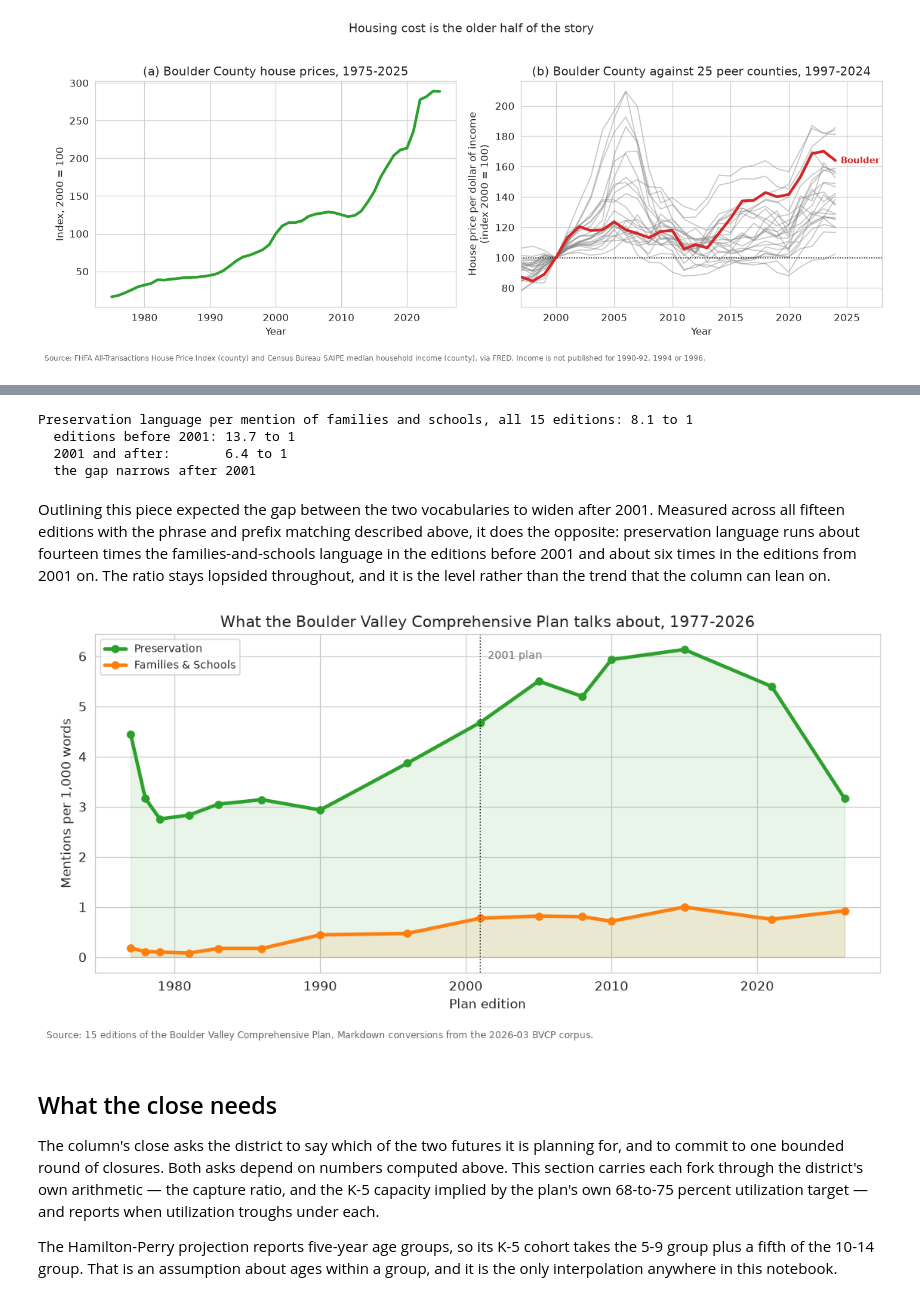
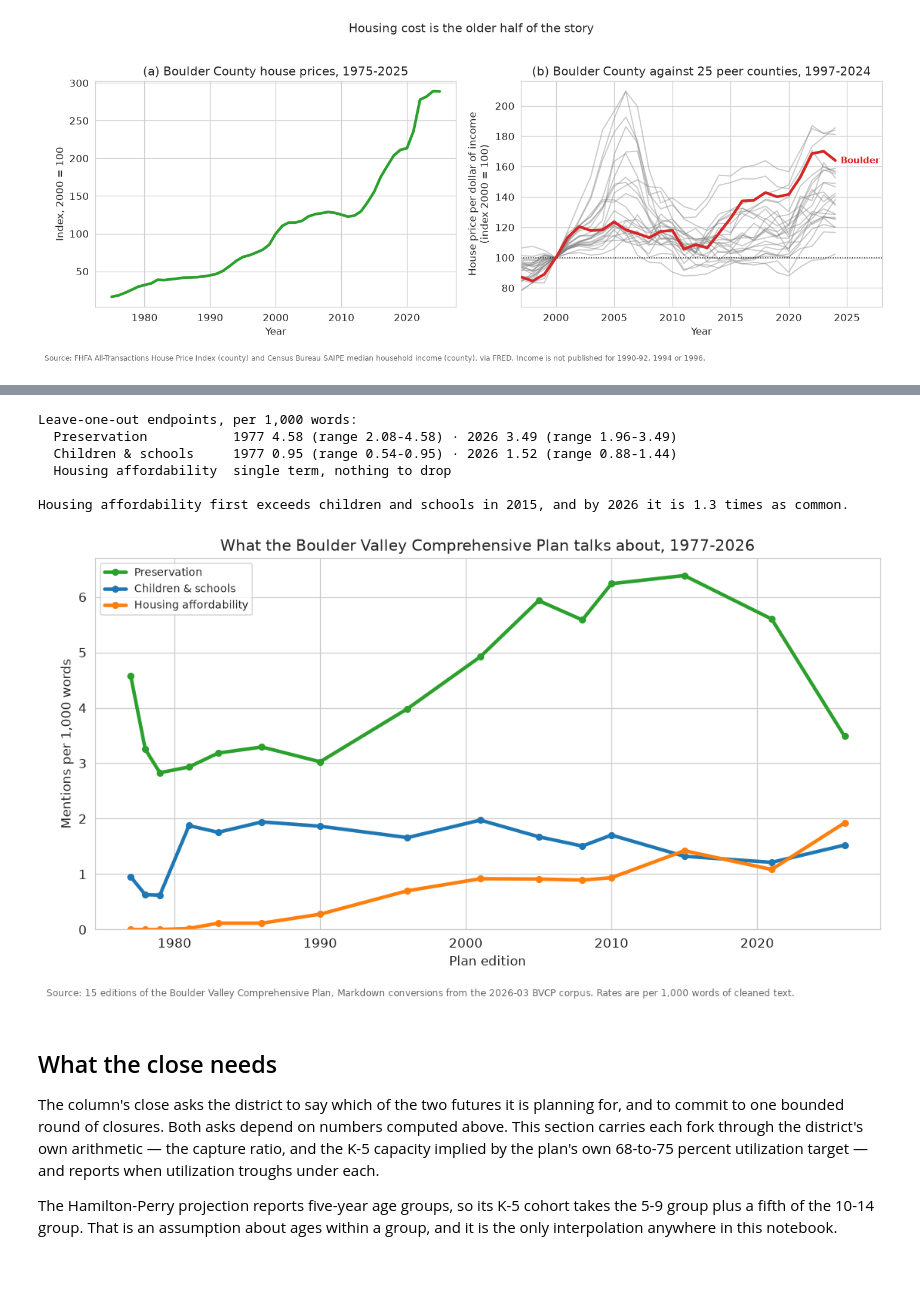
Before and after one commit to brianckeegan/charting-boulder, a Jupyter notebook: 2026-09-bvsd/BVSD.ipynb, the cells around one changed output, grey strips where cells are left out. Cells and saved outputs as stored; diff of their text form; code cells hidden in the pictures; blank space fills up the shorter version.

```diff
--- a/2026-09-bvsd/BVSD.ipynb
+++ b/2026-09-bvsd/BVSD.ipynb
@@ -1075,47 +1082,57 @@ family_rates_df.pivot(index='year', columns='family', values='rate_per_1k').roun
-# %%
-# The ratio the column cites, overall and split at the 2001 plan
-preservation_by_year = family_rates_df.query('family == "Preservation"').set_index('year')
-families_by_year = family_rates_df.query('family == "Families & Schools"').set_index('year')
-
-ratio_overall = preservation_hits / family_hits
-c0 = preservation_by_year.index < 2001
-ratio_pre_2001 = preservation_by_year.loc[c0, 'raw_count'].sum() / families_by_year.loc[c0, 'raw_count'].sum()
-ratio_post_2001 = preservation_by_year.loc[~c0, 'raw_count'].sum() / families_by_year.loc[~c0, 'raw_count'].sum()
-ratio_widens = ratio_post_2001 > ratio_pre_2001
-
-print(f'Preservation language per mention of families and schools, all 15 editions: {ratio_overall:.1f} to 1')
-print(f'  editions before 2001: {ratio_pre_2001:.1f} to 1')
-print(f'  2001 and after:       {ratio_post_2001:.1f} to 1')
-print(f'  the gap {"widens" if ratio_widens else "narrows"} after 2001')
-# %% [output]
-Preservation language per mention of families and schools, all 15 editions: 8.1 to 1
-  editions before 2001: 13.7 to 1
-  2001 and after:       6.4 to 1
-  the gap narrows after 2001
-# %% [markdown]
-Outlining this piece expected the gap between the two vocabularies to widen after 2001. Measured
-across all fifteen editions with the phrase and prefix matching described above, it does the
-opposite: preservation language runs about fourteen times the families-and-schools language in the
-editions before 2001 and about six times in the editions from 2001 on. The ratio stays lopsided
-throughout, and it is the level rather than the trend that the column can lean on.
+# %%
+# Robustness: drop each term in turn and see where the endpoints move. A finding that depends
+# on one word is a finding about the word list.
+print('Leave-one-out endpoints, per 1,000 words:')
+for family, terms in KEYWORD_FAMILIES.items():
+    if len(terms) < 2:
+        print(f'  {family:22s} single term, nothing to drop')
+        continue
+    first, last = [], []
+    for term in terms:
+        kept = [t for t in terms if t != term]
+        subset = compute_family_rates(corpus, {family: kept})
+        first.append(subset['rate_per_1k'].iloc[0]); last.append(subset['rate_per_1k'].iloc[-1])
+    full = vocabulary_df[family]
+    print(f'  {family:22s} 1977 {full.iloc[0]:.2f} (range {min(first):.2f}-{max(first):.2f}) · '
+          f'2026 {full.iloc[-1]:.2f} (range {min(last):.2f}-{max(last):.2f})')
+
+children_1977 = vocabulary_df['Children & schools'].iloc[0]
+children_2026 = vocabulary_df['Children & schools'].iloc[-1]
+children_peak_year = int(vocabulary_df['Children & schools'].idxmax())
+preservation_1977 = vocabulary_df['Preservation'].iloc[0]
+preservation_peak = vocabulary_df['Preservation'].max()
+preservation_peak_year = int(vocabulary_df['Preservation'].idxmax())
+preservation_2026 = vocabulary_df['Preservation'].iloc[-1]
+afford_2026 = vocabulary_df['Housing affordability'].iloc[-1]
+afford_crossover = int(vocabulary_df.index[vocabulary_df['Housing affordability']
+                                           > vocabulary_df['Children & schools']].min())
+print(f'\nHousing affordability first exceeds children and schools in {afford_crossover}, '
+      f'and by {vocabulary_df.index[-1]} it is {afford_2026 / children_2026:.1f} times as common.')
+# %% [output]
+Leave-one-out endpoints, per 1,000 words:
+  Preservation           1977 4.58 (range 2.08-4.58) · 2026 3.49 (range 1.96-3.49)
+  Children & schools     1977 0.95 (range 0.54-0.95) · 2026 1.52 (range 0.88-1.44)
+  Housing affordability  single term, nothing to drop
+
+Housing affordability first exceeds children and schools in 2015, and by 2026 it is 1.3 times as common.
 # %%
-f, ax = plt.subplots(figsize=(10, 5))
-for family, color in [('Preservation', COUNTY), ('Families & Schools', ALT)]:
-    subset = family_rates_df.query('family == @family').sort_values('year')
-    ax.plot(subset['year'], subset['rate_per_1k'], color=color, lw=3, marker='o', label=family)
-    ax.fill_between(subset['year'], subset['rate_per_1k'], color=mcolors.to_rgba(color, 0.10))
-ax.axvline(2001, color='k', lw=1, ls=':')
-ax.text(2001.5, ax.get_ylim()[1] * 0.95, '2001 plan', fontsize=9, color='dimgray', va='top')
+f, ax = plt.subplots(figsize=(10, 5.4))
+for family, color in [('Preservation', COUNTY), ('Children & schools', CITY),
+                      ('Housing affordability', ALT)]:
+    series = vocabulary_df[family]
+    ax.plot(series.index, series, color=color, lw=3, marker='o', markersize=5, label=family)
 ax.set_ylabel('Mentions per 1,000 words')
 ax.set_xlabel('Plan edition')
+ax.set_ylim(0)
 ax.set_title('What the Boulder Valley Comprehensive Plan talks about, 1977-2026')
 ax.legend(loc='upper left', fontsize=9)
 f.text(0, -0.03, 'Source: 15 editions of the Boulder Valley Comprehensive Plan, Markdown conversions '
-                 'from the 2026-03 BVCP corpus.', fontsize=8, color='dimgray')
+                 'from the 2026-03 BVCP corpus. Rates are per 1,000 words of cleaned text.',
+       fontsize=8, color='dimgray')
 plt.tight_layout()
 f.savefig(OUT / 'bvsd-fig3-plan-vocabulary.png', bbox_inches='tight')
 # %% [output]
-[figure, old version]
+[figure, new version]
 # %% [markdown]
 ## What the close needs
 
```
Also changed, not shown: parts of 6 cells of this notebook, 4 other files.
